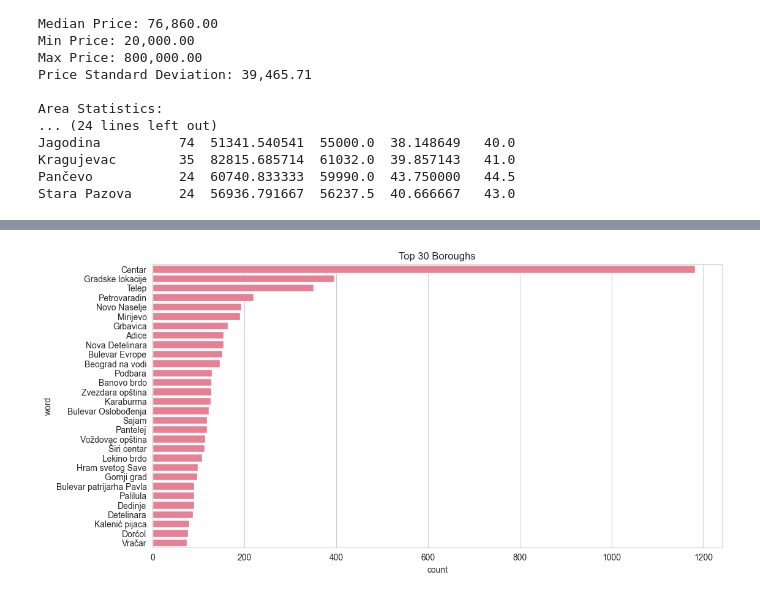
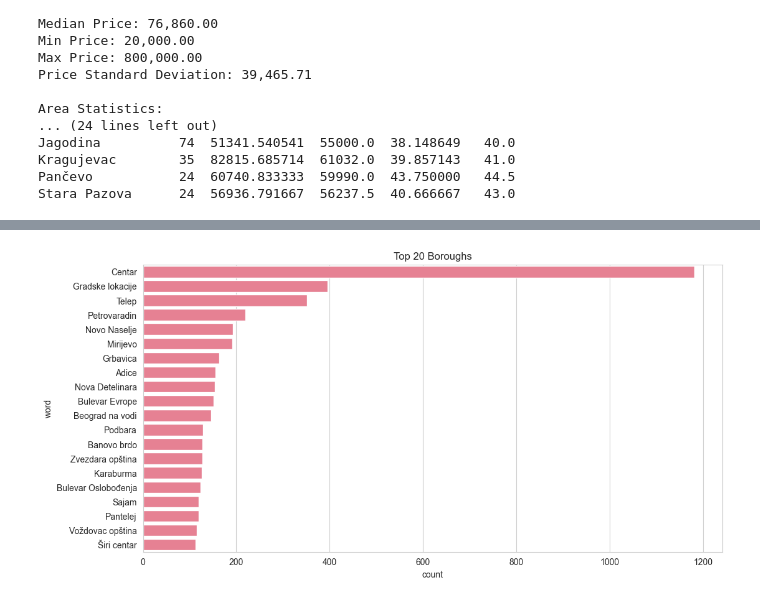
Before and after one commit to jovanovic-djo/real-estate-data-hub, a Jupyter notebook: notebooks/exploratory_data_analysis.ipynb, the cells around one changed output, grey strips where cells are left out. Saved outputs shown, nothing was run; the diff lists cells and outputs as text; code cells hidden in the pictures.

```diff
--- a/notebooks/exploratory_data_analysis.ipynb
+++ b/notebooks/exploratory_data_analysis.ipynb
@@ -452,19 +452,19 @@ plt.show()
 # %%
 borough_words = df['borough'].astype(str)
 word_freq = Counter(borough_words)
 
 common_words = {',', 'nan'}
 word_freq = {k: v for k, v in word_freq.items()
     if k not in common_words and not k.isdigit()}
 
 words = pd.DataFrame(list(word_freq.items()), columns=['word', 'count'])
-words = words.sort_values('count', ascending=False).head(30)
+words = words.sort_values('count', ascending=False).head(20)
 
 plt.figure(figsize=(12, 6))
 sns.barplot(data=words, x='count', y='word')
-plt.title('Top 30 Boroughs')
+plt.title('Top 20 Boroughs')
 output = "common borough chart"
 plt.savefig(graph_directory + output)
 plt.show()
 # %% [output]
-[figure, old version]
+[figure, new version]
```
Also changed, not shown: parts of 3 cells of this notebook, 7 other files.
